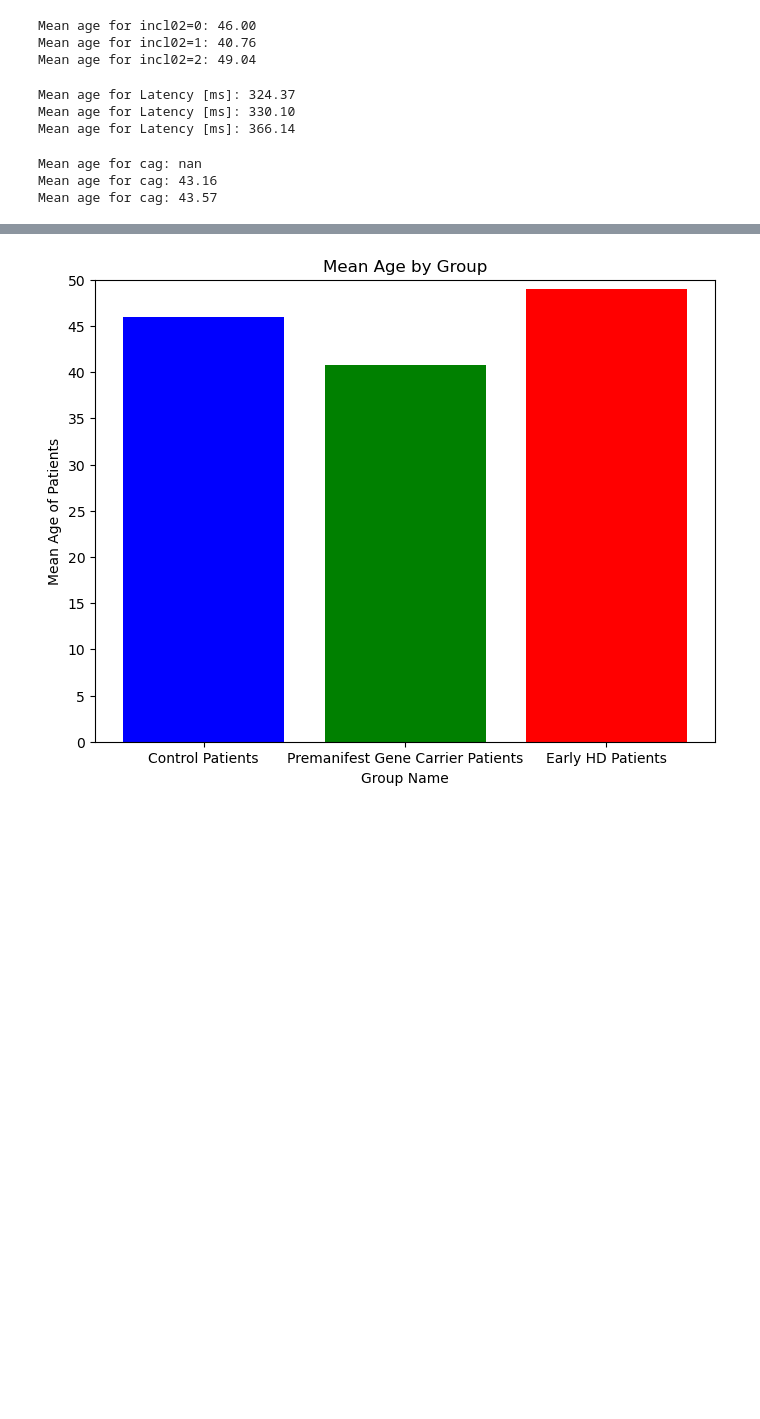
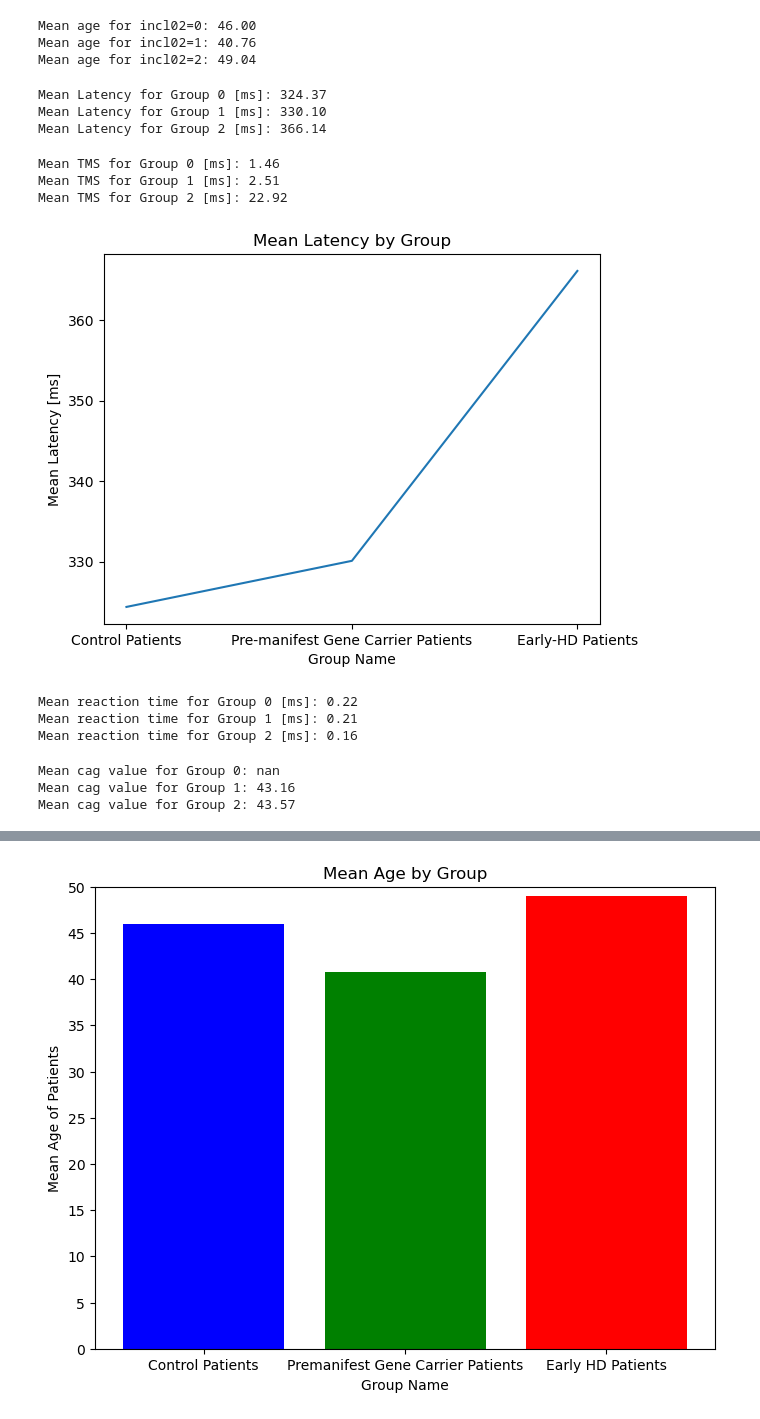
Before and after one commit to Jasmeer57/TRACK-HD_DATA_Computational_Analysis, a Jupyter notebook: EDA.ipynb, the cells around one changed output, grey strips where cells are left out. Saved outputs shown, nothing was run; the diff lists cells and outputs as text; code cells hidden in the pictures; blank space fills up the shorter version.

```diff
--- a/EDA.ipynb
+++ b/EDA.ipynb
@@ -339,10 +439,29 @@ mean_Latency_1 = df.loc[df["incl02 (0 = control subject, 1 = premanifest gene ca
 mean_Latency_2 = df.loc[df["incl02 (0 = control subject, 1 = premanifest gene carrier, 2 = early HD)"] == 2, "Latency [ms]"].mean()
 
 # Print the mean age for each incl02 score
-print("Mean age for Latency [ms]: {:.2f}".format(mean_Latency_0))
-print("Mean age for Latency [ms]: {:.2f}".format(mean_Latency_1))
-print("Mean age for Latency [ms]: {:.2f}".format(mean_Latency_2))
+print("Mean Latency for Group 0 [ms]: {:.2f}".format(mean_Latency_0))
+print("Mean Latency for Group 1 [ms]: {:.2f}".format(mean_Latency_1))
+print("Mean Latency for Group 2 [ms]: {:.2f}".format(mean_Latency_2))
 # %% [output]
-Mean age for Latency [ms]: 324.37
-Mean age for Latency [ms]: 330.10
-Mean age for Latency [ms]: 366.14
+Mean Latency for Group 0 [ms]: 324.37
+Mean Latency for Group 1 [ms]: 330.10
+Mean Latency for Group 2 [ms]: 366.14
+# %%
+import pandas as pd
+
+# Load the csv file into a dataframe
+df = pd.read_csv("new1.csv")
+
+# Filter the dataframe based on incl02 score and get the mean age
+mean_TMS_0 = df.loc[df["incl02 (0 = control subject, 1 = premanifest gene carrier, 2 = early HD)"] == 0, "motorscore - Total motor score (TMS)"].mean()
+mean_TMS_1 = df.loc[df["incl02 (0 = control subject, 1 = premanifest gene carrier, 2 = early HD)"] == 1, "motorscore - Total motor score (TMS)"].mean()
+mean_TMS_2 = df.loc[df["incl02 (0 = control subject, 1 = premanifest gene carrier, 2 = early HD)"] == 2, "motorscore - Total motor score (TMS)"].mean()
+
+# Print the mean age for each incl02 score
+print("Mean TMS for Group 0 [ms]: {:.2f}".format(mean_TMS_0))
+print("Mean TMS for Group 1 [ms]: {:.2f}".format(mean_TMS_1))
+print("Mean TMS for Group 2 [ms]: {:.2f}".format(mean_TMS_2))
+# %% [output]
+Mean TMS for Group 0 [ms]: 1.46
+Mean TMS for Group 1 [ms]: 2.51
+Mean TMS for Group 2 [ms]: 22.92
@@ -349,3 +483,40 @@ Mean age for Latency [ms]: 366.14
+# %%
+mean_latency = [mean_Latency_0, mean_Latency_1, mean_Latency_2]
+
+# Create a list of group labels
+group_labels = ['Control Patients', 'Pre-manifest Gene Carrier Patients', 'Early-HD Patients']
+
+# Create a line plot
+plt.plot(group_labels, mean_latency)
+
+# Add labels and title
+plt.xlabel('Group Name')
+plt.ylabel('Mean Latency [ms]')
+plt.title('Mean Latency by Group')
+
+# Display the plot
+plt.show()
+# %% [output]
+[figure, added]
+# %%
+import pandas as pd
+
+# Load the csv file into a dataframe
+df = pd.read_csv("new1.csv")
+
+# Filter the dataframe based on incl02 score and get the mean age
+mean_rt_0 = df.loc[df["incl02 (0 = control subject, 1 = premanifest gene carrier, 2 = early HD)"] == 0, "rt"].mean()
+mean_rt_1 = df.loc[df["incl02 (0 = control subject, 1 = premanifest gene carrier, 2 = early HD)"] == 1, "rt"].mean()
+mean_rt_2 = df.loc[df["incl02 (0 = control subject, 1 = premanifest gene carrier, 2 = early HD)"] == 2, "rt"].mean()
+
+# Print the mean age for each incl02 score
+print("Mean reaction time for Group 0 [ms]: {:.2f}".format(mean_rt_0))
+print("Mean reaction time for Group 1 [ms]: {:.2f}".format(mean_rt_1))
+print("Mean reaction time for Group 2 [ms]: {:.2f}".format(mean_rt_2))
+# %% [output]
+Mean reaction time for Group 0 [ms]: 0.22
+Mean reaction time for Group 1 [ms]: 0.21
+Mean reaction time for Group 2 [ms]: 0.16
 # %%
 import pandas as pd
 
@@ -358,10 +529,10 @@ mean_cag_1 = df.loc[df["incl02 (0 = control subject, 1 = premanifest gene carrie
 mean_cag_2 = df.loc[df["incl02 (0 = control subject, 1 = premanifest gene carrier, 2 = early HD)"] == 2, "caglarger_value (CAG length)"].mean()
 
 # Print the mean age for each incl02 score
-print("Mean age for cag: {:.2f}".format(mean_cag_0))
-print("Mean age for cag: {:.2f}".format(mean_cag_1))
-print("Mean age for cag: {:.2f}".format(mean_cag_2))
+print("Mean cag value for Group 0: {:.2f}".format(mean_cag_0))
+print("Mean cag value for Group 1: {:.2f}".format(mean_cag_1))
+print("Mean cag value for Group 2: {:.2f}".format(mean_cag_2))
 # %% [output]
-Mean age for cag: nan
-Mean age for cag: 43.16
-Mean age for cag: 43.57
+Mean cag value for Group 0: nan
+Mean cag value for Group 1: 43.16
+Mean cag value for Group 2: 43.57
```
Also changed, not shown: parts of 26 cells of this notebook.
